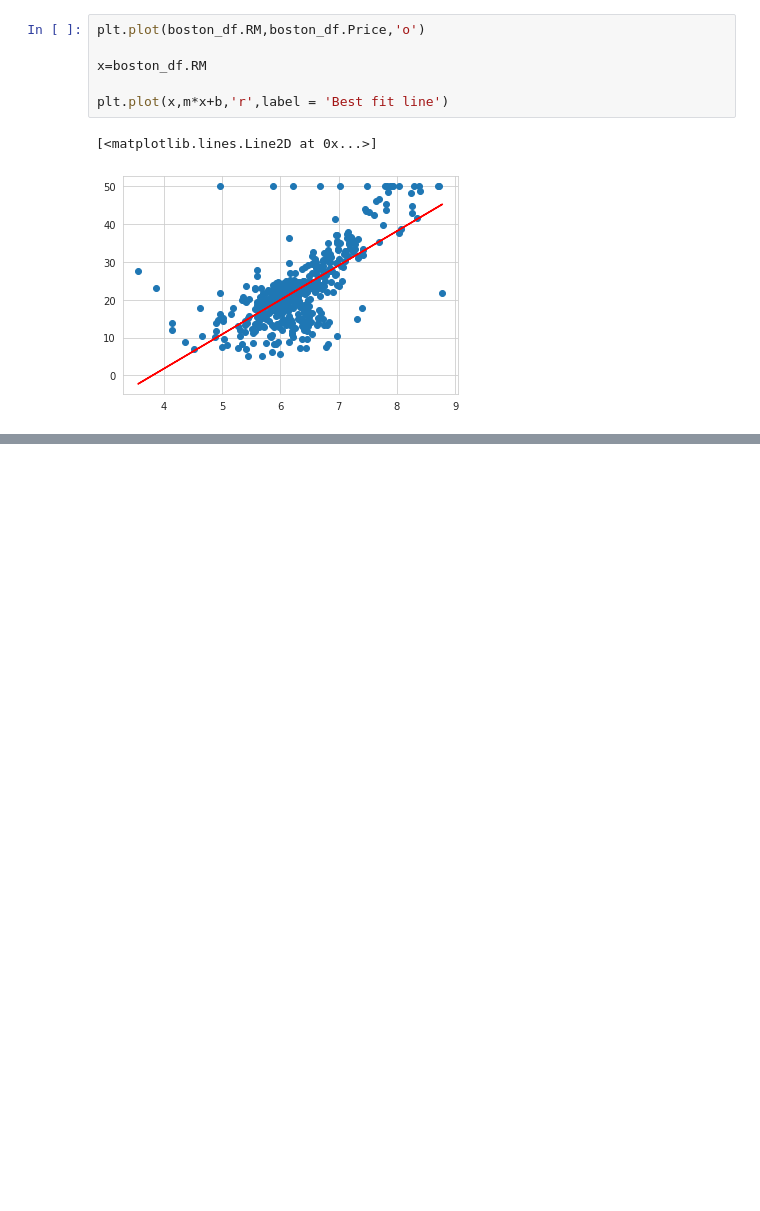
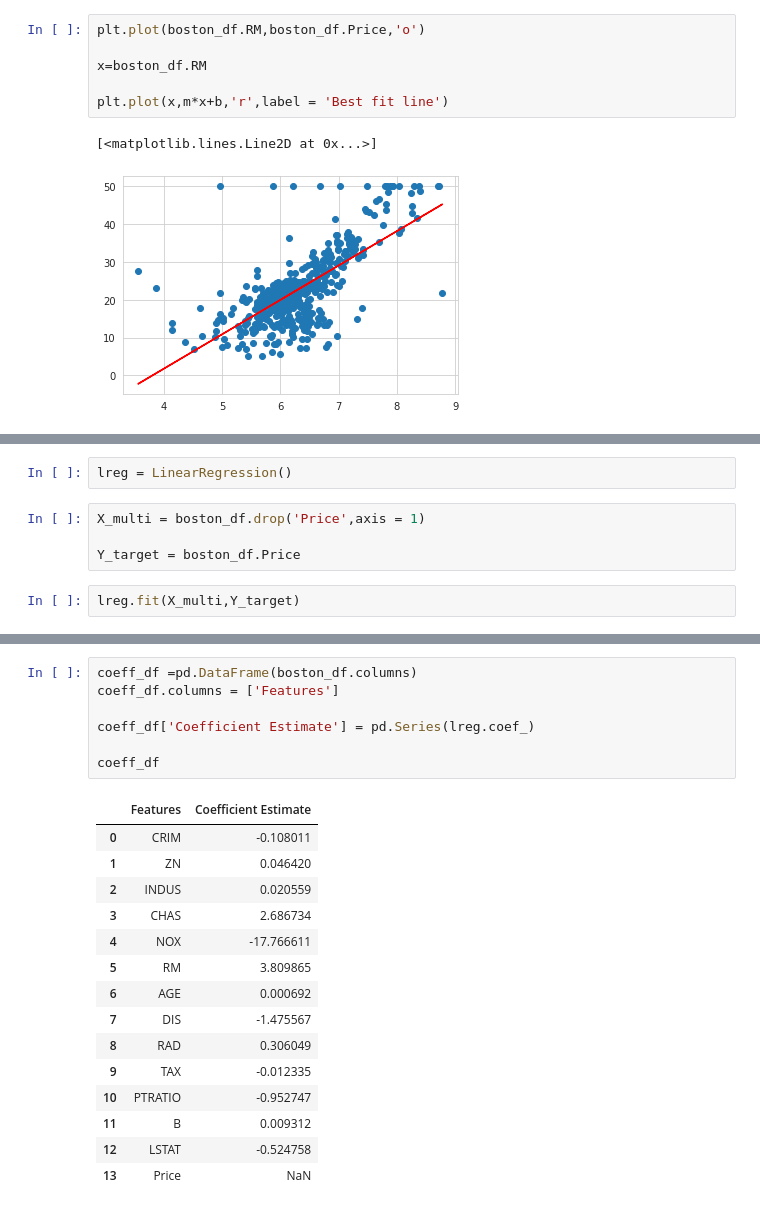
Before and after one commit to Tahan402/DailyPractice, a Jupyter notebook: Supervised_Learning.ipynb, the cells around one changed output, grey strips where cells are left out. Drawn from its saved outputs; the diff is of its cells as text; blank space fills up the shorter version.

```diff
--- a/Supervised_Learning.ipynb
+++ b/Supervised_Learning.ipynb
@@ -138,0 +154,8 @@ plt.plot(x,m*x+b,'r',label = 'Best fit line')
+# %%
+lreg = LinearRegression()
+# %%
+X_multi = boston_df.drop('Price',axis = 1)
+
+Y_target = boston_df.Price
+# %%
+lreg.fit(X_multi,Y_target)
@@ -138,0 +171,23 @@ plt.plot(x,m*x+b,'r',label = 'Best fit line')
+# %%
+coeff_df =pd.DataFrame(boston_df.columns)
+coeff_df.columns = ['Features']
+
+coeff_df['Coefficient Estimate'] = pd.Series(lreg.coef_)
+
+coeff_df
+# %% [output]
+|  | Features | Coefficient Estimate |
+| 0 | CRIM | -0.108011 |
+| 1 | ZN | 0.046420 |
+| 2 | INDUS | 0.020559 |
+| 3 | CHAS | 2.686734 |
+| 4 | NOX | -17.766611 |
+| 5 | RM | 3.809865 |
+| 6 | AGE | 0.000692 |
+| 7 | DIS | -1.475567 |
+| 8 | RAD | 0.306049 |
+| 9 | TAX | -0.012335 |
+| 10 | PTRATIO | -0.952747 |
+| 11 | B | 0.009312 |
+| 12 | LSTAT | -0.524758 |
+| 13 | Price | NaN |
```
Also changed, not shown: parts of 4 cells of this notebook.
